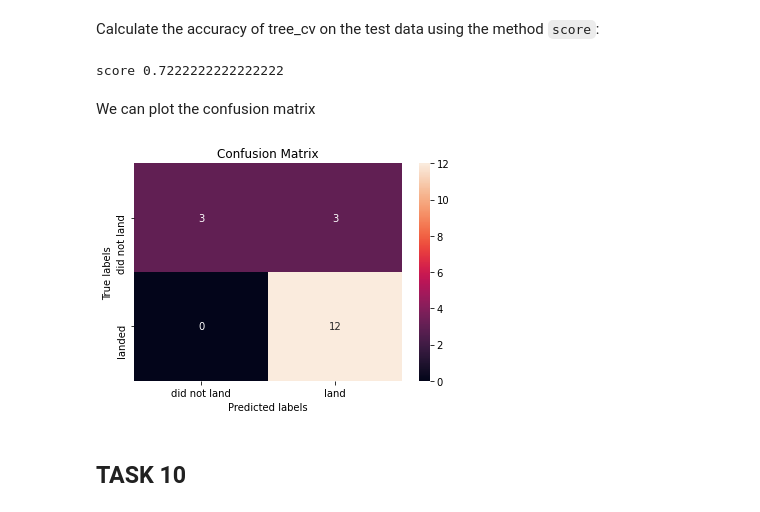
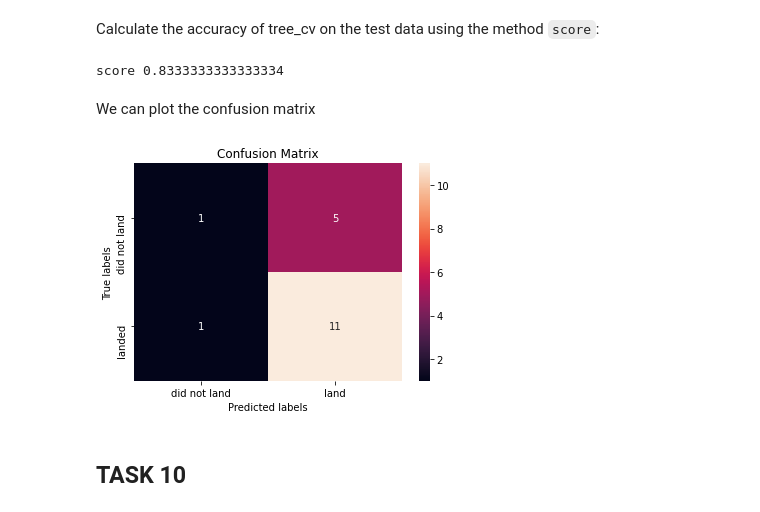
Before and after one commit to AngeloFreitas/IBMCapstone, a Jupyter notebook: SpaceX_Machine Learning Prediction_Part_5.ipynb, the cells around one changed output. Drawn from its saved outputs; the diff is of its cells as text; code cells hidden in the pictures.

```diff
--- a/SpaceX_Machine Learning Prediction_Part_5.ipynb
+++ b/SpaceX_Machine Learning Prediction_Part_5.ipynb
@@ -178,8 +178,9 @@ accuracy : 0.8464285714285713
 # %% [markdown]
 Calculate the accuracy on the test data using the method <code>score</code>:
 # %%
-clf = LogisticRegression(C=logreg_cv.best_params_['C'], solver='lbfgs')
+clf = LogisticRegression(C=logreg_cv.best_params_['C'], solver='lbfgs', penalty='l2')
 clf.fit(X_train, Y_train)
+r5 = clf.score(X_test, Y_test)
 print('score', clf.score(X_test, Y_test))
 # %% [output]
 score 0.8333333333333334
@@ -223,7 +223,8 @@ accuracy : 0.8482142857142856
 # %% [markdown]
 Calculate the accuracy on the test data using the method <code>score</code>:
 # %%
-clf2 = SVC(C = svm_cv.best_params_['C'], gamma = svm_cv.best_params_['gamma'], kernel='linear')
+clf2 = SVC(C = svm_cv.best_params_['C'], gamma = svm_cv.best_params_['gamma'], kernel='sigmoid')
 clf2.fit(X_train, Y_train)
+r7 = clf2.score(X_test, Y_test)
 print('score', clf2.score(X_test, Y_test))
 # %% [output]
@@ -271,21 +271,21 @@ accuracy : 0.8767857142857143
 # %% [markdown]
 Calculate the accuracy of tree_cv on the test data using the method <code>score</code>:
 # %%
-#clf3 = DecisionTreeClassifier(criterion = tree_cv.best_params_['criterion'], max_depth = tree_cv.best_params_['max_depth'],
-                             #max_features=tree_cv.best_params_['max_features'], min_samples_leaf = tree_cv.best_params_['min_samples_leaf'],
-                             #min_samples_split = tree_cv.best_params_['min_samples_split'], splitter = tree_cv.best_params_['splitter'])
-#clf3.fit(X_train, Y_train)
+clf3 = DecisionTreeClassifier(criterion = tree_cv.best_params_['criterion'], max_depth = tree_cv.best_params_['max_depth'],
+                             max_features=tree_cv.best_params_['max_features'], min_samples_leaf = tree_cv.best_params_['min_samples_leaf'],
+                             min_samples_split = tree_cv.best_params_['min_samples_split'], splitter = tree_cv.best_params_['splitter'])
+clf3.fit(X_train, Y_train)
+r9 = clf3.score(X_test, Y_test)
 print('score', tree_cv.score(X_test, Y_test))
 # %% [output]
-score 0.7222222222222222
+score 0.8333333333333334
 # %% [markdown]
 We can plot the confusion matrix
 # %%
-yhat = svm_cv.predict(X_test)
-ytree = yhat
-plot_confusion_matrix(Y_test,yhat)
+ytree = clf3.predict(X_test)
+plot_confusion_matrix(Y_test,ytree)
 # %% [output]
-[figure, old version]
+[figure, new version]
 # %% [markdown]
 ## TASK  10
 # %% [markdown]
```
Also changed, not shown: parts of 7 cells of this notebook.
